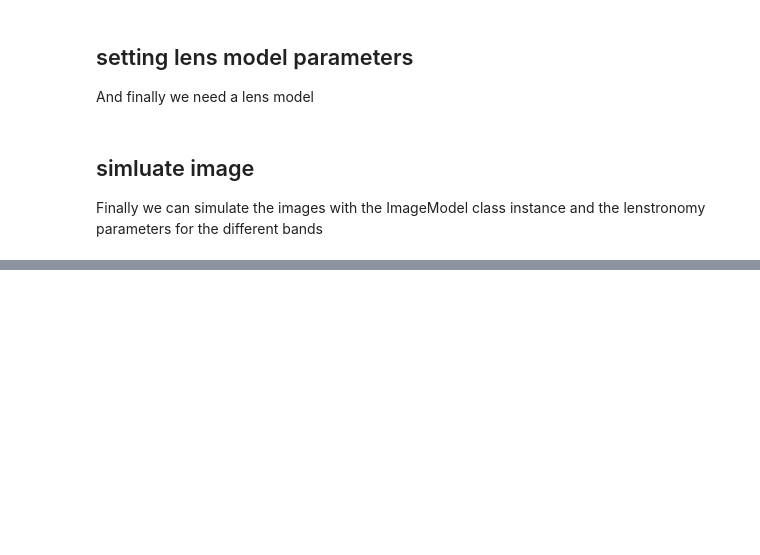
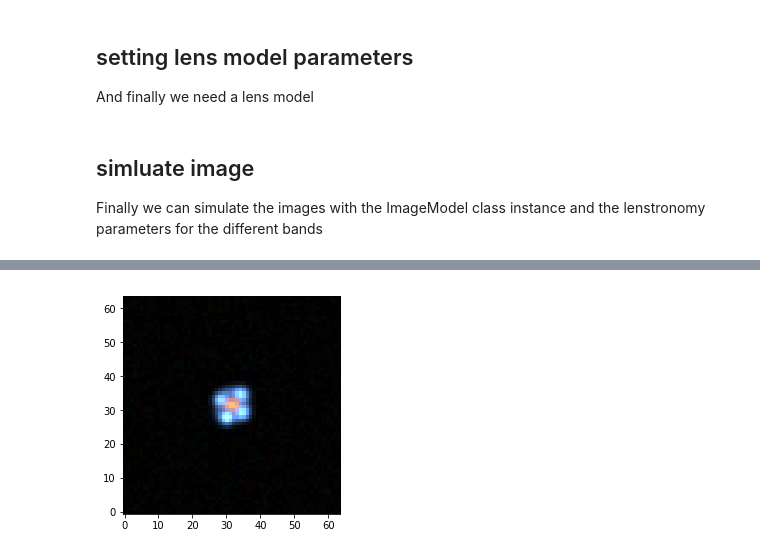
Before and after one commit to lenstronomy/lenstronomy-tutorials, a Jupyter notebook: lenstronomy_extensions/Notebooks/simulation_api.ipynb, the cells around one changed output, grey strips where cells are left out. Cells and saved outputs as stored; diff of their text form; code cells hidden in the pictures; blank space fills up the shorter version.

```diff
--- a/lenstronomy_extensions/Notebooks/simulation_api.ipynb
+++ b/lenstronomy_extensions/Notebooks/simulation_api.ipynb
@@ -188,0 +186,86 @@ plt.show()
+# %%
+kwargs_model_postit = {'lens_model_list': ['SIE', 'SHEAR'],  # list of lens models to be used
+                'lens_light_model_list': ['INTERPOL'],  # list of unlensed light models to be used
+                'source_light_model_list': ['INTERPOL'],  # list of extended source models to be used
+                'point_source_model_list': ['SOURCE_POSITION']  # list of point source models to be used
+    }
+
+
+sim_g = SimAPI(numpix=numpix, kwargs_single_band=kwargs_g_band, kwargs_model=kwargs_model_postit, kwargs_numerics=kwargs_numerics)
+sim_r = SimAPI(numpix=numpix, kwargs_single_band=kwargs_r_band, kwargs_model=kwargs_model_postit, kwargs_numerics=kwargs_numerics)
+sim_i = SimAPI(numpix=numpix, kwargs_single_band=kwargs_i_band, kwargs_model=kwargs_model_postit, kwargs_numerics=kwargs_numerics)
+
+# return the ImSim instance. With this class instance, you can compute all the
+# modelling accessible of the core modules. See class documentation and other notebooks.
+imSim_g = sim_g.image_model_class
+imSim_r = sim_r.image_model_class
+imSim_i = sim_i.image_model_class
+
+# we make an 'image' based on a 2d gaussian
+x_grid, y_grid = util.make_grid(numPix=10, deltapix=1)
+flux = gauss.function(x_grid, y_grid, amp=1, sigma=2, e1=0.4, e2=0, center_x=0, center_y=0)
+image_gauss = util.array2image(flux)
+
+# g-band
+
+# lens light
+kwargs_lens_light_mag_g = [{'magnitude': 17, 'image': image_gauss, 'scale': 0.1, 'phi_G': 0, 'center_x': 0., 'center_y': 0}]
+# source light
+kwargs_source_mag_g = [{'magnitude': 22, 'image': image_gauss, 'scale': 0.03, 'phi_G': 0.4, 'center_x': 0., 'center_y': 0}]
+
+
+# and now we define the colors of the other two bands
+
+# r-band
+g_r_source = 1  # color mag_g - mag_r for source
+g_r_lens = -1  # color mag_g - mag_r for lens light
+g_r_ps = 0
+kwargs_lens_light_mag_r = copy.deepcopy(kwargs_lens_light_mag_g)
+kwargs_lens_light_mag_r[0]['magnitude'] -= g_r_lens
+
+kwargs_source_mag_r = copy.deepcopy(kwargs_source_mag_g)
+kwargs_source_mag_r[0]['magnitude'] -= g_r_source
+
+kwargs_ps_mag_r = copy.deepcopy(kwargs_ps_mag_g)
+kwargs_ps_mag_r[0]['magnitude'] -= g_r_source
+
+
+# i-band
+g_i_source = 2
+g_i_lens = -2
+g_i_ps = 0
+kwargs_lens_light_mag_i = copy.deepcopy(kwargs_lens_light_mag_g)
+kwargs_lens_light_mag_i[0]['magnitude'] -= g_i_lens
+
+kwargs_source_mag_i = copy.deepcopy(kwargs_source_mag_g)
+kwargs_source_mag_i[0]['magnitude'] -= g_i_source
+
+kwargs_ps_mag_i = copy.deepcopy(kwargs_ps_mag_g)
+kwargs_ps_mag_i[0]['magnitude'] -= g_i_source
+
+# turn magnitude kwargs into lenstronomy kwargs
+kwargs_lens_light_g, kwargs_source_g, kwargs_ps_g = sim_g.magnitude2amplitude(kwargs_lens_light_mag_g, kwargs_source_mag_g, kwargs_ps_mag_g)
+kwargs_lens_light_r, kwargs_source_r, kwargs_ps_r = sim_r.magnitude2amplitude(kwargs_lens_light_mag_r, kwargs_source_mag_r, kwargs_ps_mag_r)
+kwargs_lens_light_i, kwargs_source_i, kwargs_ps_i = sim_i.magnitude2amplitude(kwargs_lens_light_mag_i, kwargs_source_mag_i, kwargs_ps_mag_i)
+
+image_g = imSim_g.image(kwargs_lens, kwargs_source_g, kwargs_lens_light_g, kwargs_ps_g)
+image_r = imSim_r.image(kwargs_lens, kwargs_source_r, kwargs_lens_light_r, kwargs_ps_r)
+image_i = imSim_i.image(kwargs_lens, kwargs_source_i, kwargs_lens_light_i, kwargs_ps_i)
+
+# add noise
+image_g += sim_g.noise_for_model(model=image_g)
+image_r += sim_g.noise_for_model(model=image_r)
+image_i += sim_g.noise_for_model(model=image_i)
+
+# and plot it
+
+img = np.zeros((image_g.shape[0], image_g.shape[1], 3), dtype=float)
+img[:,:,0] = plot_util.sqrt(image_g, scale_min=0, scale_max=10000)
+img[:,:,1] = plot_util.sqrt(image_r, scale_min=0, scale_max=10000)
+img[:,:,2] = plot_util.sqrt(image_i, scale_min=0, scale_max=10000)
+
+plt.clf()
+plt.imshow(img, aspect='equal', origin='lower')
+plt.show()
+# %% [output]
+[figure, added]
```
Also changed, not shown: parts of 8 cells of this notebook.
